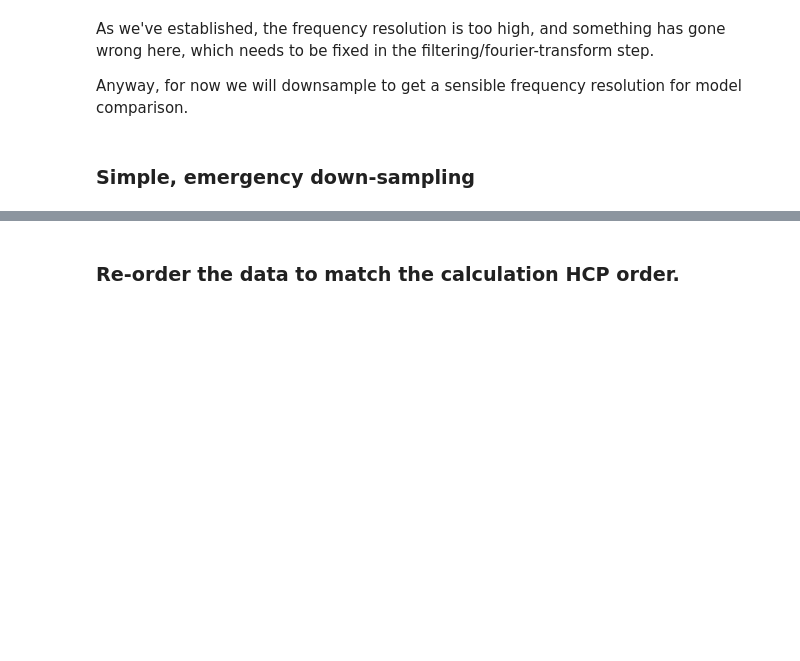
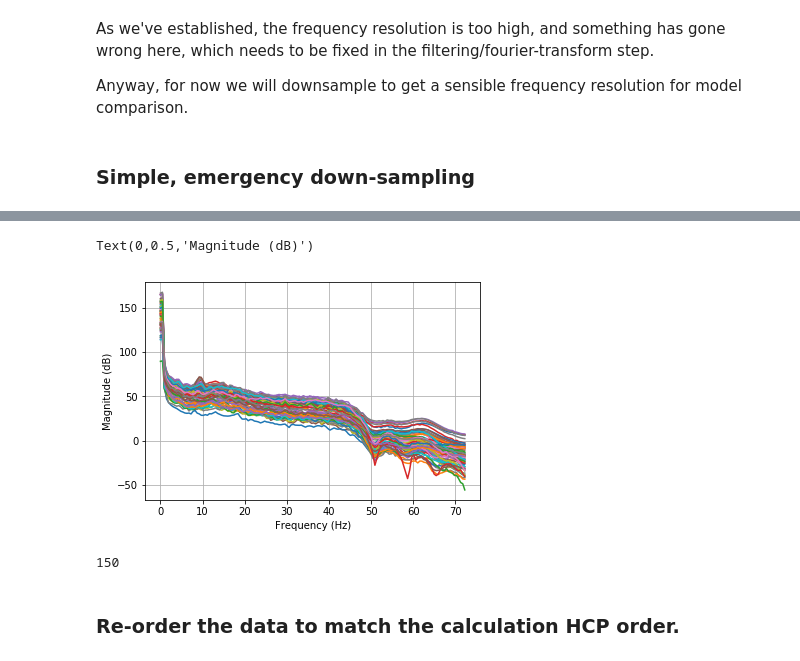
Before and after one commit to Raj-Lab-UCSF/spectrome, a Jupyter notebook: SCFC-spectral-python/SCFC/notebooks/pearsonr-cost.ipynb, the cells around one changed output, grey strips where cells are left out. Saved outputs shown, nothing was run; the diff lists cells and outputs as text; code cells hidden in the pictures; blank space fills up the shorter version.

```diff
--- a/SCFC-spectral-python/SCFC/notebooks/pearsonr-cost.ipynb
+++ b/SCFC-spectral-python/SCFC/notebooks/pearsonr-cost.ipynb
@@ -69,7 +69,7 @@ Anyway, for now we will downsample to get a sensible frequency resolution for mo
 # %% [markdown]
 ### Simple, emergency down-sampling
 # %%
-newf = functions.down_sample(f, 150)
+newf = functions.down_sample_basic(f, 150)
 FMEGdownsample = {}
 for key in FMEGdata.keys():
     FMEGdownsample[key] = functions.down_sample_basic(FMEGdata[key], 150)
@@ -86,3 +87,18 @@ mpl.ylabel('Magnitude')
+# %%
+fig6 = mpl.figure(num=5, figsize = (6,4))
+for key in FMEGdata.keys():
+    mpl.plot(newf,functions.mag2db(FMEGdownsample[key]))
+
+mpl.grid(True)
+mpl.xlabel('Frequency (Hz)')
+mpl.ylabel('Magnitude (dB)')
+# %% [output]
+Text(0,0.5,'Magnitude (dB)')
+[figure, added]
+# %%
+len(newf)
+# %% [output]
+150
 # %% [markdown]
 ### Re-order the data to match the calculation HCP order.
 # %%
```
Also changed, not shown: parts of 16 cells of this notebook.
